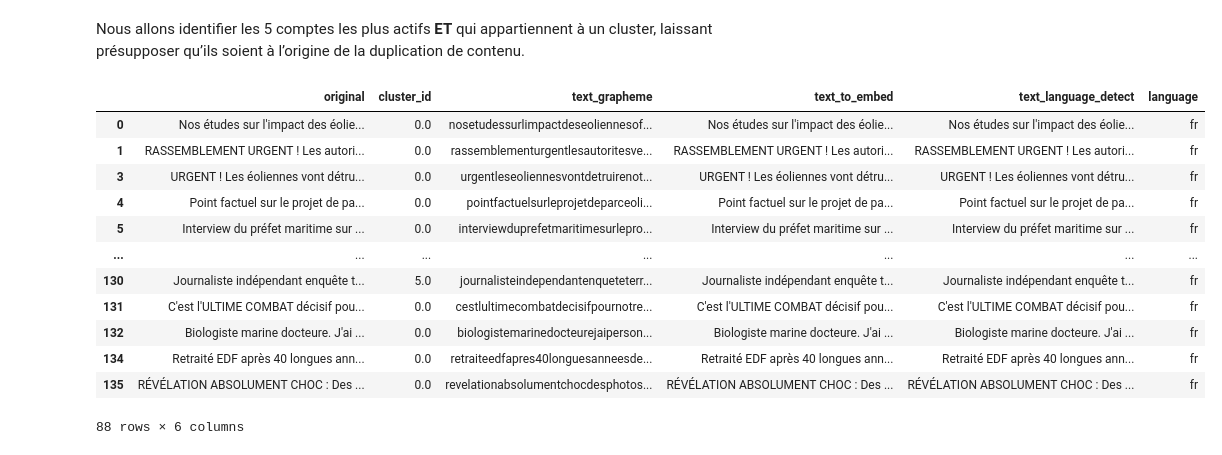
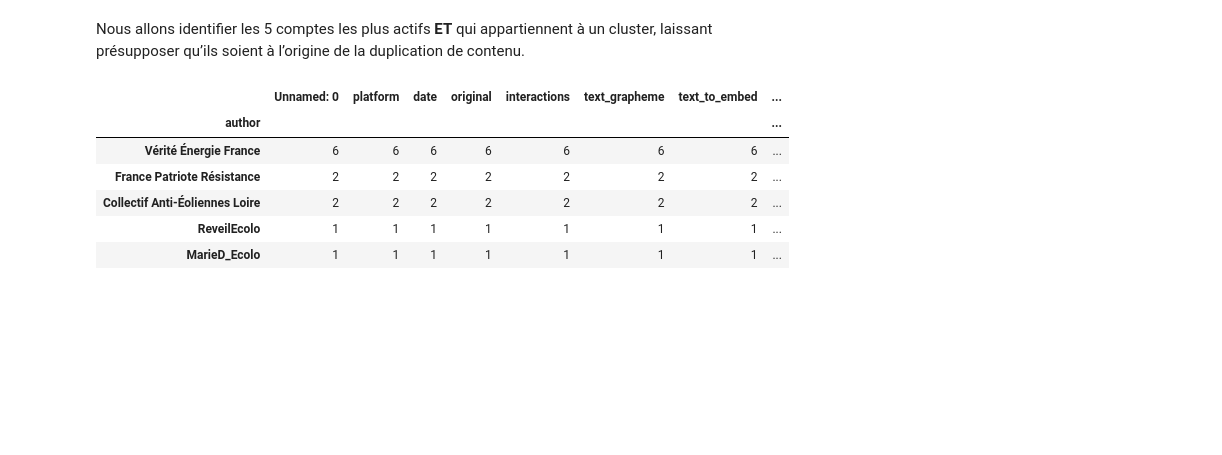
Before and after one commit to matthewslouismarie/esilv-social-engineering-td3, a Jupyter notebook: shared/d3lta/notebook.ipynb, the cells around one changed output. Saved outputs shown, nothing was run; the diff lists cells and outputs as text; code cells hidden in the pictures; blank space fills up the shorter version.

```diff
--- a/shared/d3lta/notebook.ipynb
+++ b/shared/d3lta/notebook.ipynb
@@ -26,7 +24,7 @@ import numpy as np
 # %%
 df_posts = pd.read_csv('unified_posts.csv', parse_dates=['date'])
 # df_posts.reset_index()
-# df_posts.index = df_posts.index.astype(str) # This should allow the index to be preserved
+df_posts.index = df_posts.index.astype(str) # This should allow the index to be preserved
 # %% [markdown]
 ### Creating embeddings
 # %%
@@ -56,9 +54,11 @@ df = pd.DataFrame(examples_dataset, columns=["text_language_detect"])
 df.index = df.index.astype(str)
 
 matches, df_clusters = faiss.semantic_faiss(
-    df=df.rename(columns={"text_language_detect": "original"}),
+    df=df_posts.rename(columns={"content": "original"}),
     min_size_txt=10,
     embeddings_to_save='myembeddings',
+    # threshold_grapheme=0.001, Doesn’t seem to have any effect
+    # threshold_language=0.3, Doesn’t seem to have much effect. When too low everything is put in the same cluster.
     threshold_semantic=0.55,
 )
 # %% [output]
@@ -155,18 +151,12 @@ df_clusters[df_clusters['cluster_id'] == 0][['original']].head()
 # %% [markdown]
 Nous allons identifier les 5 comptes les plus actifs **ET** qui appartiennent à un cluster, laissant présupposer qu’ils soient à l’origine de la duplication de contenu.
 # %%
-df_clusters[df_clusters['cluster_id'].notna()]
+df_clusters[df_clusters['cluster'].notna()].groupby(by='author').count().sort_values(by='Unnamed: 0', ascending=False).head(5)
 # %% [output]
-|  | original | cluster_id | text_grapheme | text_to_embed | text_language_detect | language |
-| 0 | Nos études sur l'impact des éolie... | 0.0 | nosetudessurlimpactdeseoliennesof... | Nos études sur l'impact des éolie... | Nos études sur l'impact des éolie... | fr |
-| 1 | RASSEMBLEMENT URGENT ! Les autori... | 0.0 | rassemblementurgentlesautoritesve... | RASSEMBLEMENT URGENT ! Les autori... | RASSEMBLEMENT URGENT ! Les autori... | fr |
-| 3 | URGENT ! Les éoliennes vont détru... | 0.0 | urgentleseoliennesvontdetruirenot... | URGENT ! Les éoliennes vont détru... | URGENT ! Les éoliennes vont détru... | fr |
-| 4 | Point factuel sur le projet de pa... | 0.0 | pointfactuelsurleprojetdeparceoli... | Point factuel sur le projet de pa... | Point factuel sur le projet de pa... | fr |
-| 5 | Interview du préfet maritime sur ... | 0.0 | interviewduprefetmaritimesurlepro... | Interview du préfet maritime sur ... | Interview du préfet maritime sur ... | fr |
-| ... | ... | ... | ... | ... | ... | ... |
-| 130 | Journaliste indépendant enquête t... | 5.0 | journalisteindependantenqueteterr... | Journaliste indépendant enquête t... | Journaliste indépendant enquête t... | fr |
-| 131 | C'est l'ULTIME COMBAT décisif pou... | 0.0 | cestlultimecombatdecisifpournotre... | C'est l'ULTIME COMBAT décisif pou... | C'est l'ULTIME COMBAT décisif pou... | fr |
-| 132 | Biologiste marine docteure. J'ai ... | 0.0 | biologistemarinedocteurejaiperson... | Biologiste marine docteure. J'ai ... | Biologiste marine docteure. J'ai ... | fr |
-| 134 | Retraité EDF après 40 longues ann... | 0.0 | retraiteedfapres40longuesanneesde... | Retraité EDF après 40 longues ann... | Retraité EDF après 40 longues ann... | fr |
-| 135 | RÉVÉLATION ABSOLUMENT CHOC : Des ... | 0.0 | revelationabsolumentchocdesphotos... | RÉVÉLATION ABSOLUMENT CHOC : Des ... | RÉVÉLATION ABSOLUMENT CHOC : Des ... | fr |
+|  | Unnamed: 0 | platform | date | original | interactions | text_grapheme | text_to_embed | ... |
+| author |  |  |  |  |  |  |  | ... |
+| Vérité Énergie France | 6 | 6 | 6 | 6 | 6 | 6 | 6 | ... |
+| France Patriote Résistance | 2 | 2 | 2 | 2 | 2 | 2 | 2 | ... |
+| Collectif Anti-Éoliennes Loire | 2 | 2 | 2 | 2 | 2 | 2 | 2 | ... |
+| ReveilEcolo | 1 | 1 | 1 | 1 | 1 | 1 | 1 | ... |
+| MarieD_Ecolo | 1 | 1 | 1 | 1 | 1 | 1 | 1 | ... |
-88 rows × 6 columns
```
Also changed, not shown: parts of 18 cells of this notebook.
